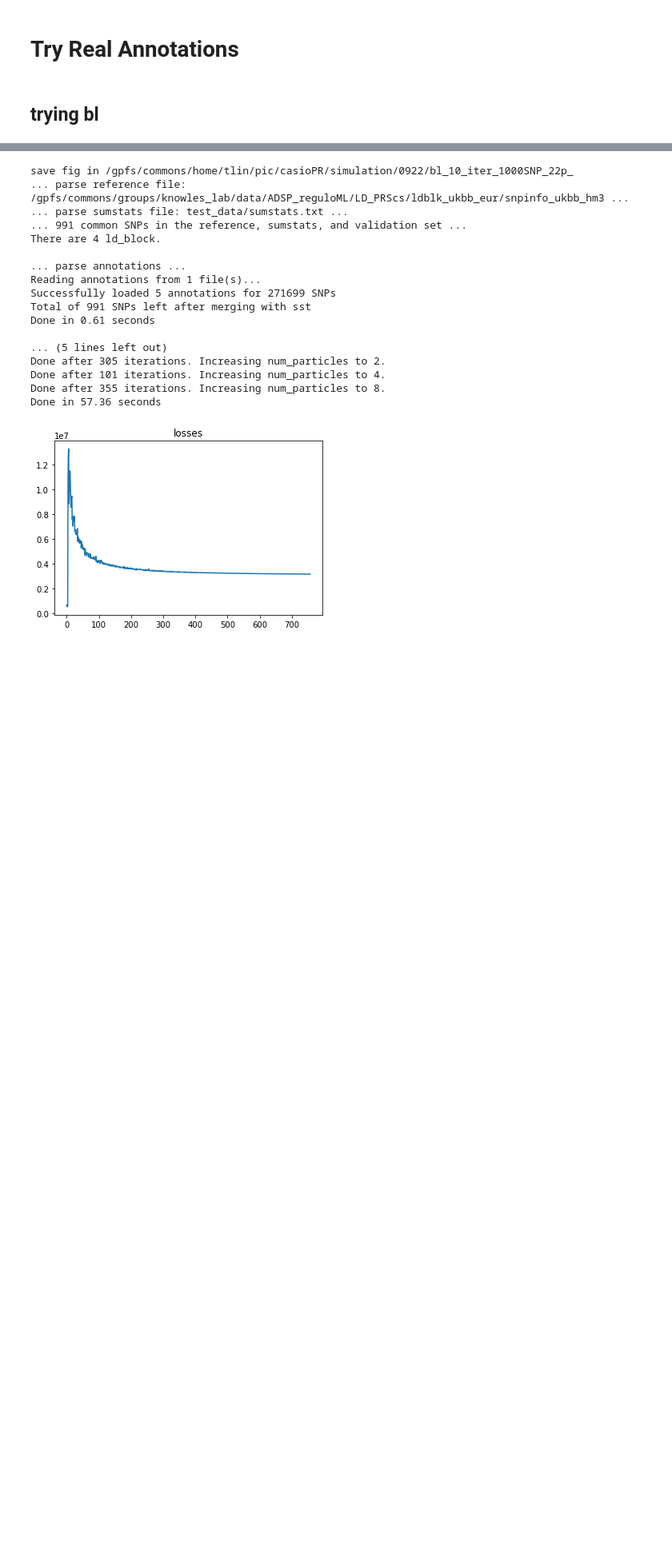
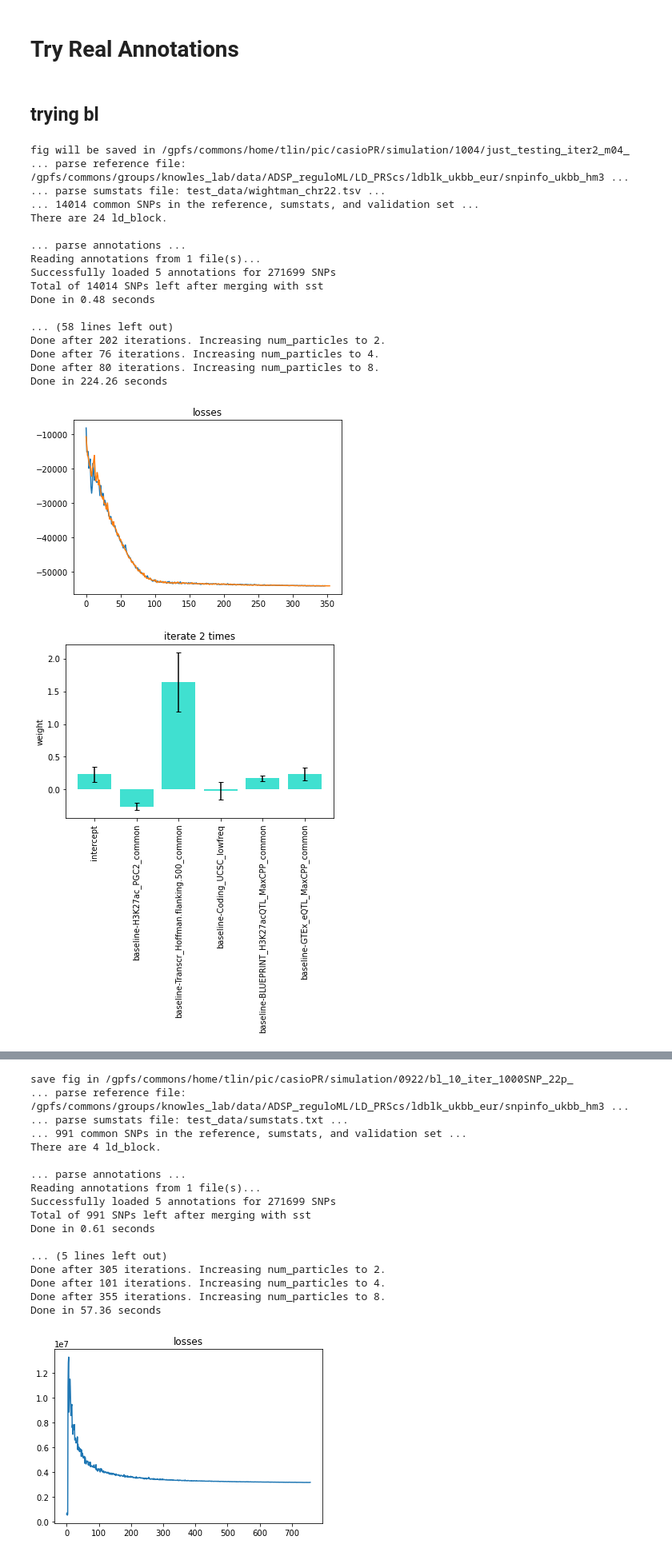
Before and after one commit to davidaknowles/casopr, a Jupyter notebook: simulation.ipynb, the cells around one changed output, grey strips where cells are left out. Shown at 80% size. Drawn from its saved outputs; the diff is of its cells as text; code cells hidden in the pictures; blank space fills up the shorter version.

Commit message:
fixed sim, add anno correlation plot

```diff
--- a/simulation.ipynb
+++ b/simulation.ipynb
@@ -152,3 +165,52 @@ def check_sim_result(param_dict,  chrom=22, refit_time=1,prop_nz = 0.2):
 # Try Real Annotations
 # %% [markdown]
 ## trying bl
+# %%
+##just testing
+param_dict = {
+    'ref_dir' : '/gpfs/commons/groups/knowles_lab/data/ADSP_reguloML/LD_PRScs/ldblk_ukbb_eur', ## add my path
+    'bim_prefix' : "test_data/ADSP_qc_chr22",
+    'sst_file' : "test_data/wightman_chr22.tsv",
+    'n_gwas' : 200000,
+    'out_dir' : "test_data",
+    "seed" : 42,
+    "beta_std" : "False",
+    "n_iter" : 1000,
+    'anno_path': '/gpfs/commons/groups/knowles_lab/data/ADSP_reguloML/annotations/annotations_high_h2/baseline/baseline_high_h2_chr',
+    'save_fig_name':'just_testing'
+}
+
+
+# param_dict = {
+#     'ref_dir' : '/gpfs/commons/groups/knowles_lab/data/ADSP_reguloML/LD_PRScs/ldblk_ukbb_eur', ## add my path
+#     'bim_prefix' : "test_data/test",
+#     'sst_file' : "test_data/sumstats.txt",
+#     'n_gwas' : 200000,
+#     'out_dir' : "test_data",
+#     "seed" : 42,
+#     "beta_std" : "False",
+#     "n_iter" : 1000,
+#     'anno_path': False,
+#     'save_fig_name':'test'
+# }
+test = check_sim_result(param_dict,refit_time = 2)
+# %% [output]
+fig will be saved in /gpfs/commons/home/tlin/pic/casioPR/simulation/1004/just_testing_iter2_m04_
+... parse reference file: /gpfs/commons/groups/knowles_lab/data/ADSP_reguloML/LD_PRScs/ldblk_ukbb_eur/snpinfo_ukbb_hm3 ...
+... parse sumstats file: test_data/wightman_chr22.tsv ...
+... 14014 common SNPs in the reference, sumstats, and validation set ...
+There are 24 ld_block.
+
+... parse annotations ...
+Reading annotations from 1 file(s)...
+Successfully loaded 5 annotations for 271699 SNPs
+Total of 14014 SNPs left after merging with sst
+Done in 0.48 seconds
+
+... (58 lines left out)
+Done after 202 iterations. Increasing num_particles to 2.
+Done after 76 iterations. Increasing num_particles to 4.
+Done after 80 iterations. Increasing num_particles to 8.
+Done in 224.26 seconds
+[figure, added]
+[figure, added]
```
Also changed, not shown: parts of 2 cells of this notebook, 3 other files.
